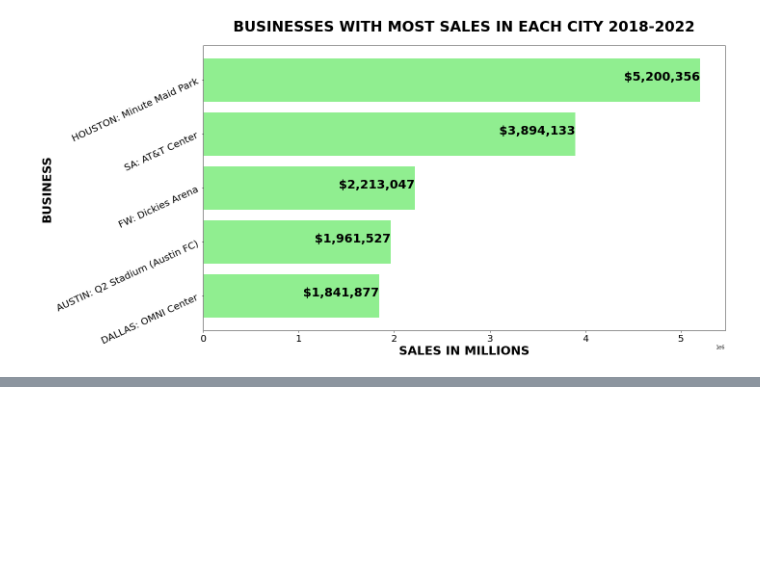
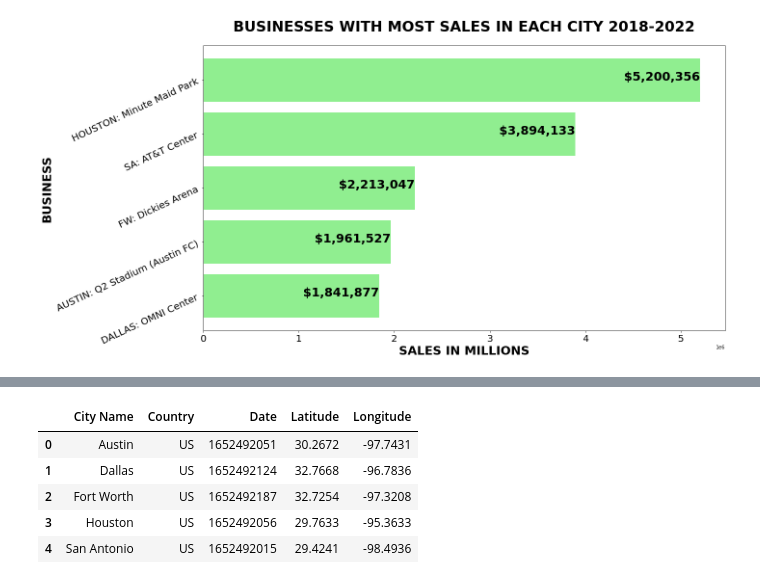
Before and after one commit to DJAMES152/project1, a Jupyter notebook: Untitled.ipynb, the cells around one changed output, grey strips where cells are left out. Drawn from its saved outputs; the diff is of its cells as text; code cells hidden in the pictures; blank space fills up the shorter version.

```diff
--- a/Untitled.ipynb
+++ b/Untitled.ipynb
@@ -221,3 +242,11 @@ dallastotalmin = clean_df.loc[clean_df["Total Receipts"]==5001]
 fwtotalmin = clean_df.loc[clean_df["Total Receipts"]==5001]
 houstontotalmin = clean_df.loc[clean_df["Total Receipts"]==5001]
 satotalmin = clean_df.loc[clean_df["Total Receipts"]==5001]
+# %%
+# Setup url configuration
+url = "http://api.openweathermap.org/data/2.5/weather?"
+units = "Imperial"
+params = {
+    "appid": weather_api_key,
+    "units": units,
+}
@@ -223,0 +304,22 @@ satotalmin = clean_df.loc[clean_df["Total Receipts"]==5001]
+# %%
+# setup the dictionary
+dictionary = {
+    "City Name": city_name,
+    "Country": country,
+    "Date": date,
+    "Latitude": lat,
+    "Longitude": lon,
+}
+# %%
+# create dataframe using dictionary
+wdf = pd.DataFrame(dictionary)
+
+# show head
+wdf.head()
+# %% [output]
+|  | City Name | Country | Date | Latitude | Longitude |
+| 0 | Austin | US | 1652492051 | 30.2672 | -97.7431 |
+| 1 | Dallas | US | 1652492124 | 32.7668 | -96.7836 |
+| 2 | Fort Worth | US | 1652492187 | 32.7254 | -97.3208 |
+| 3 | Houston | US | 1652492056 | 29.7633 | -95.3633 |
+| 4 | San Antonio | US | 1652492015 | 29.4241 | -98.4936 |
```
Also changed, not shown: parts of 12 cells of this notebook, 2 other files.
